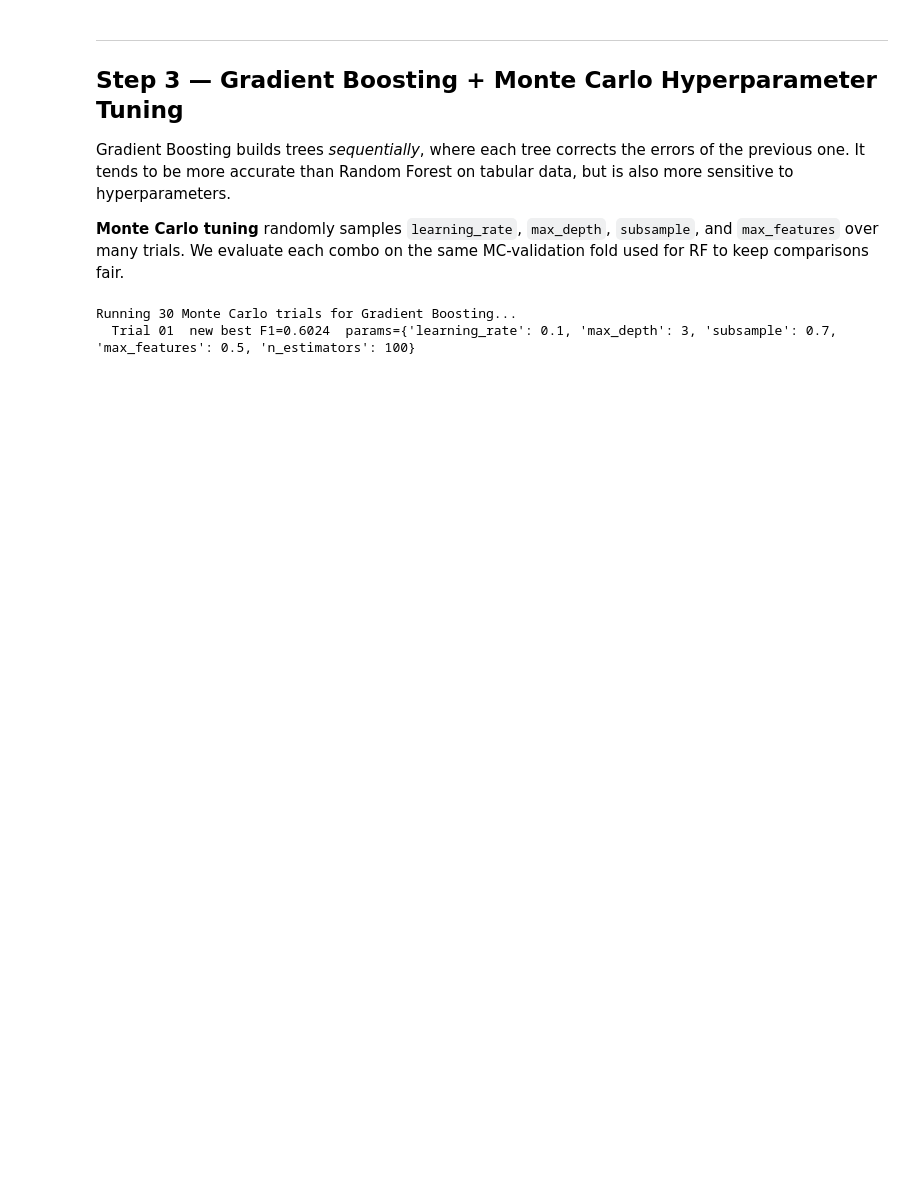
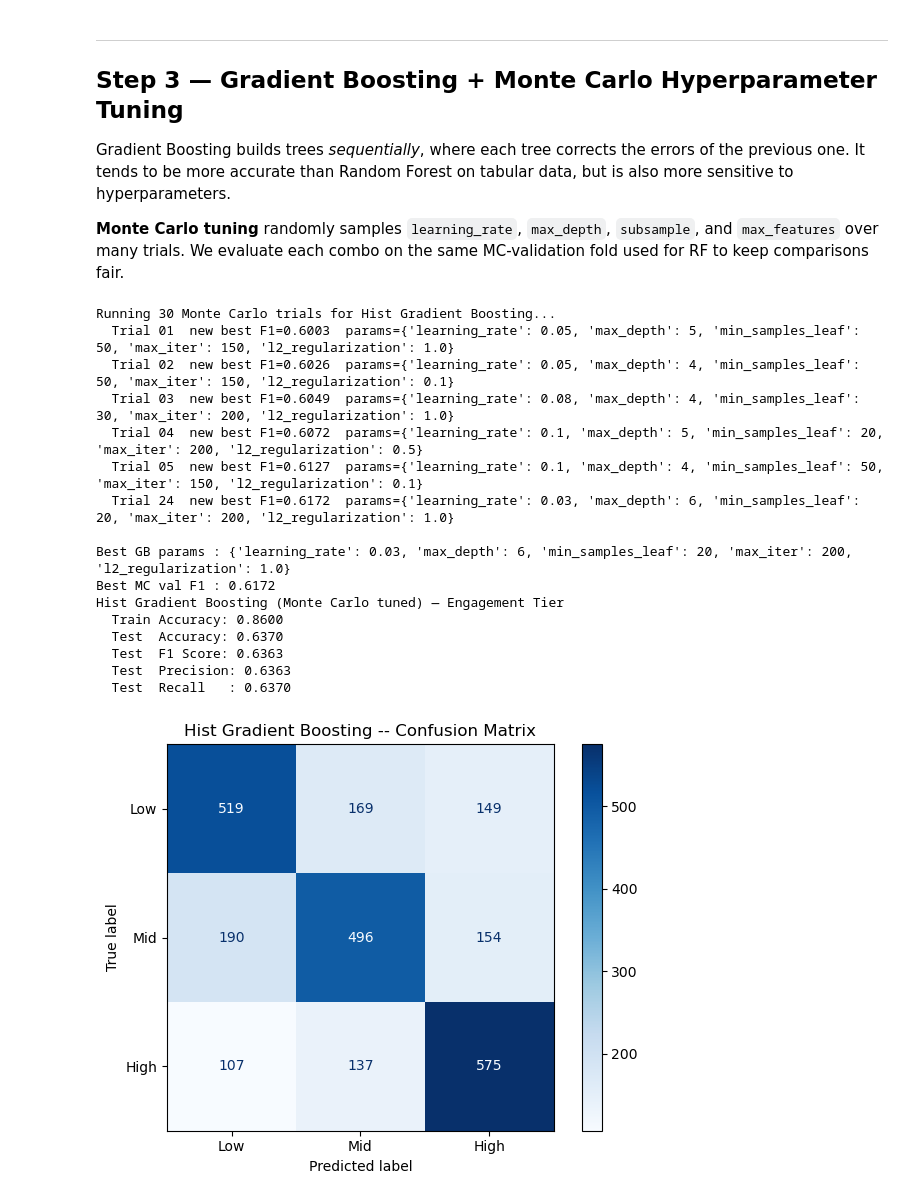
Before and after one commit to WobinWobin/data-trio-project, a Jupyter notebook: ML/cinemath_ml_hyperparameter.ipynb, the cells around one changed output. Saved outputs shown, nothing was run; the diff lists cells and outputs as text; code cells hidden in the pictures; blank space fills up the shorter version.

```diff
--- a/ML/cinemath_ml_hyperparameter.ipynb
+++ b/ML/cinemath_ml_hyperparameter.ipynb
@@ -766,63 +757,107 @@ also more sensitive to hyperparameters.
 and `max_features` over many trials. We evaluate each combo on the same MC-validation
 fold used for RF to keep comparisons fair.
 # %%
-# ── MONTE CARLO HYPERPARAMETER TUNING — GRADIENT BOOSTING ──────────────
+# ── MONTE CARLO HYPERPARAMETER TUNING — HIST GRADIENT BOOSTING ──────────
+from sklearn.ensemble import HistGradientBoostingClassifier
 
-N_TRIALS_GB = 30    # fewer trials — GB is slower per trial
+N_TRIALS_GB = 30
 
 gb_param_space = {
-    'learning_rate': [0.01, 0.03, 0.05, 0.08, 0.1, 0.15],
-    'max_depth'    : [3, 4, 5, 6],
-    'subsample'    : [0.6, 0.7, 0.8, 0.9],
-    'max_features' : [0.5, 0.7, 0.8, 'sqrt'],
-    'n_estimators' : [100, 150, 200, 250],
+    'learning_rate'  : [0.01, 0.03, 0.05, 0.08, 0.1, 0.15],
+    'max_depth'      : [3, 4, 5, 6],
+    'min_samples_leaf': [10, 20, 30, 50],
+    'max_iter'       : [100, 150, 200],
+    'l2_regularization': [0.0, 0.1, 0.5, 1.0],
 }
 
 best_gb_score  = -np.inf
 best_gb_params = {}
 gb_trial_log   = []
 
-print(f'Running {N_TRIALS_GB} Monte Carlo trials for Gradient Boosting...')
+print(f'Running {N_TRIALS_GB} Monte Carlo trials for Hist Gradient Boosting...')
 for trial in range(N_TRIALS_GB):
     params = {k: v[rng.integers(len(v))] for k, v in gb_param_space.items()}
 
-    clf = GradientBoostingClassifier(
+    clf = HistGradientBoostingClassifier(
         **params, random_state=42,
-        n_iter_no_change=10, validation_fraction=0.1, tol=1e-4
-    ).fit(X_tr_mc, y_tr_mc)   # use same MC-train split as RF
+        early_stopping=True, n_iter_no_change=10, tol=1e-4,
+        class_weight='balanced'
+    ).fit(X_tr_mc, y_tr_mc)
 
     val_f1 = f1_score(y_val_mc, clf.predict(X_val_mc), average='weighted')
     gb_trial_log.append({**params, 'val_f1': val_f1})
 
     if val_f1 > best_gb_score:
         best_gb_score  = val_f1
         best_gb_params = params
         print(f'  Trial {trial+1:02d}  new best F1={val_f1:.4f}  params={params}')
 
 print(f'\nBest GB params : {best_gb_params}')
 print(f'Best MC val F1 : {best_gb_score:.4f}')
 
 # ── FINAL GB — retrain on full train set with best params ───────────────
-gb_clf = GradientBoostingClassifier(
-    **best_gb_params, random_state=42
+gb_clf = HistGradientBoostingClassifier(
+    **best_gb_params, random_state=42, class_weight='balanced'
 ).fit(X_clf_train, y_clf_train)
 
 evaluate_clf(
-    f'Gradient Boosting Classifier (Monte Carlo tuned) — Engagement Tier',
+    'Hist Gradient Boosting (Monte Carlo tuned) — Engagement Tier',
     y_clf_train, gb_clf.predict(X_clf_train),
     y_clf_test,  gb_clf.predict(X_clf_test)
 )
-plot_confusion('Gradient Boosting Classifier', y_clf_test, gb_clf.predict(X_clf_test),
+plot_confusion('Hist Gradient Boosting', y_clf_test, gb_clf.predict(X_clf_test),
                labels=['Low', 'Mid', 'High'])
 
+# ── FEATURE IMPORTANCE — HIST GB ─────────────────────────────────────────
+from sklearn.inspection import permutation_importance
+
+result = permutation_importance(
+    gb_clf, X_clf_test_scaled, y_clf_test,
+    n_repeats=5, random_state=42, n_jobs=1, scoring='f1_weighted'
+)
+
+importances = pd.Series(result.importances_mean, index=X_clf_train.columns)
+top20 = importances.sort_values(ascending=True).tail(20)
+
+fig, ax = plt.subplots(figsize=(10, 5))
+fig.patch.set_facecolor('#0e0e0e')
+ax.set_facecolor('#0e0e0e')
+
+ax.barh(top20.index, top20.values, color='#E63946', alpha=0.9)
+ax.set_title('Hist Gradient Boosting — Top 20 Feature Importances (Permutation)', fontsize=12, color='white', pad=12)
+ax.set_xlabel('Mean decrease in F1 when feature is shuffled', fontsize=10, color='#bbbbbb')
+ax.tick_params(colors='white', labelsize=9)
+ax.xaxis.label.set_color('#bbbbbb')
+for spine in ax.spines.values():
+    spine.set_visible(False)
+ax.xaxis.set_tick_params(color='#444444')
+ax.set_axisbelow(True)
+ax.xaxis.grid(True, color='#2a2a2a', linewidth=0.7)
+plt.tight_layout()
+plt.show()
 # ── TRIAL LOG COMPARISON ─────────────────────────────────────────────────
 print('\n── Top 5 RF trials ──')
 rf_log_df = pd.DataFrame(rf_trial_log).sort_values('val_f1', ascending=False)
 print(rf_log_df.head())
 
 print('\n── Top 5 GB trials ──')
 gb_log_df = pd.DataFrame(gb_trial_log).sort_values('val_f1', ascending=False)
 print(gb_log_df.head())
 # %% [output]
-Running 30 Monte Carlo trials for Gradient Boosting...
-  Trial 01  new best F1=0.6024  params={'learning_rate': 0.1, 'max_depth': 3, 'subsample': 0.7, 'max_features': 0.5, 'n_estimators': 100}
+Running 30 Monte Carlo trials for Hist Gradient Boosting...
+  Trial 01  new best F1=0.6003  params={'learning_rate': 0.05, 'max_depth': 5, 'min_samples_leaf': 50, 'max_iter': 150, 'l2_regularization': 1.0}
+  Trial 02  new best F1=0.6026  params={'learning_rate': 0.05, 'max_depth': 4, 'min_samples_leaf': 50, 'max_iter': 150, 'l2_regularization': 0.1}
+  Trial 03  new best F1=0.6049  params={'learning_rate': 0.08, 'max_depth': 4, 'min_samples_leaf': 30, 'max_iter': 200, 'l2_regularization': 1.0}
+  Trial 04  new best F1=0.6072  params={'learning_rate': 0.1, 'max_depth': 5, 'min_samples_leaf': 20, 'max_iter': 200, 'l2_regularization': 0.5}
+  Trial 05  new best F1=0.6127  params={'learning_rate': 0.1, 'max_depth': 4, 'min_samples_leaf': 50, 'max_iter': 150, 'l2_regularization': 0.1}
+  Trial 24  new best F1=0.6172  params={'learning_rate': 0.03, 'max_depth': 6, 'min_samples_leaf': 20, 'max_iter': 200, 'l2_regularization': 1.0}
+
+Best GB params : {'learning_rate': 0.03, 'max_depth': 6, 'min_samples_leaf': 20, 'max_iter': 200, 'l2_regularization': 1.0}
+Best MC val F1 : 0.6172
+Hist Gradient Boosting (Monte Carlo tuned) — Engagement Tier
+  Train Accuracy: 0.8600
+  Test  Accuracy: 0.6370
+  Test  F1 Score: 0.6363
+  Test  Precision: 0.6363
+  Test  Recall   : 0.6370
+[figure, added]
```
Also changed, not shown: parts of 7 cells of this notebook.
